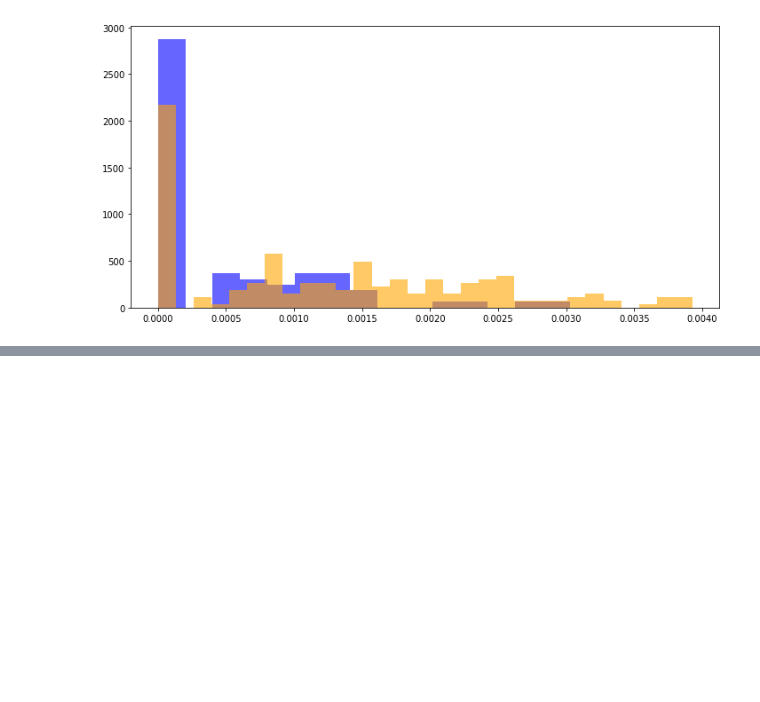
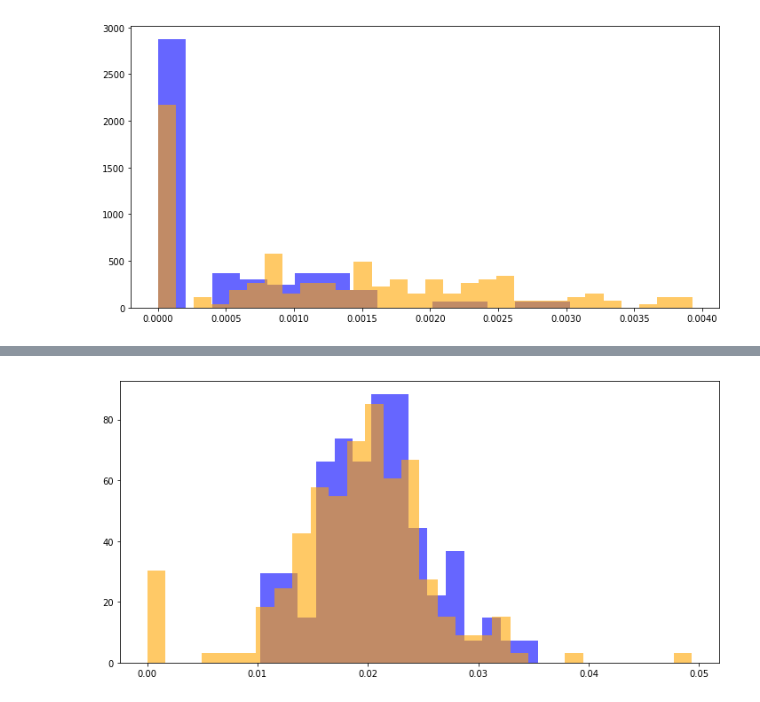
Before and after one commit to Yoonsen/CompareCorpus_easyread, a Jupyter notebook: Compare_corpora_from_urn.ipynb, the cells around one changed output, grey strips where cells are left out. Saved outputs shown, nothing was run; the diff lists cells and outputs as text; code cells hidden in the pictures; blank space fills up the shorter version.

```diff
--- a/Compare_corpora_from_urn.ipynb
+++ b/Compare_corpora_from_urn.ipynb
@@ -206,0 +211,4 @@ sammenlign(f, rfil, 'denne')
+# %%
+sammenlign(f, rfil, 'det')
+# %% [output]
+[figure, added]
```
Also changed, not shown: parts of 3 cells of this notebook, 1 other file.
